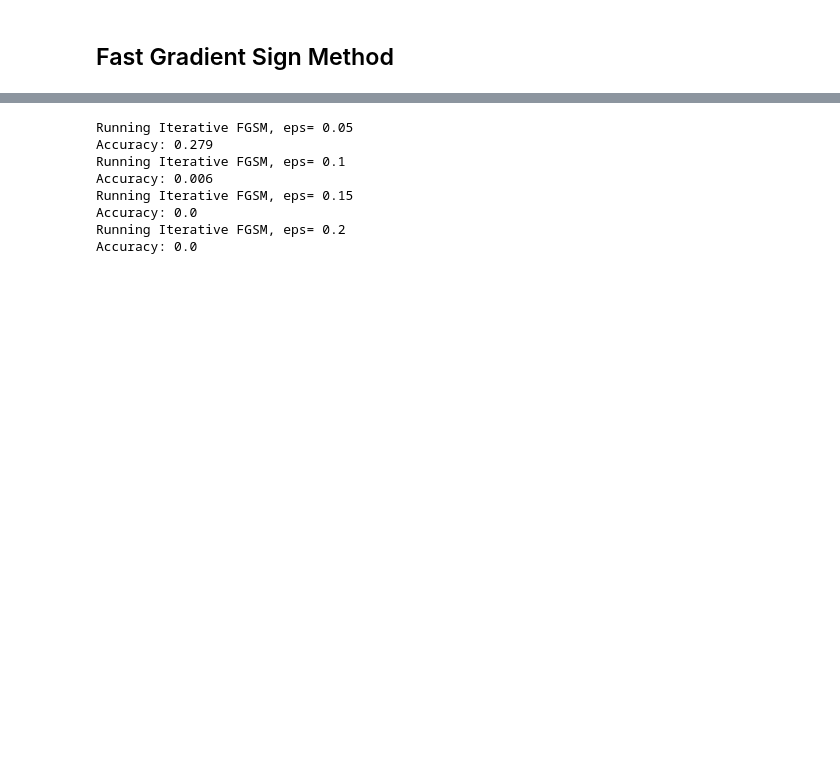
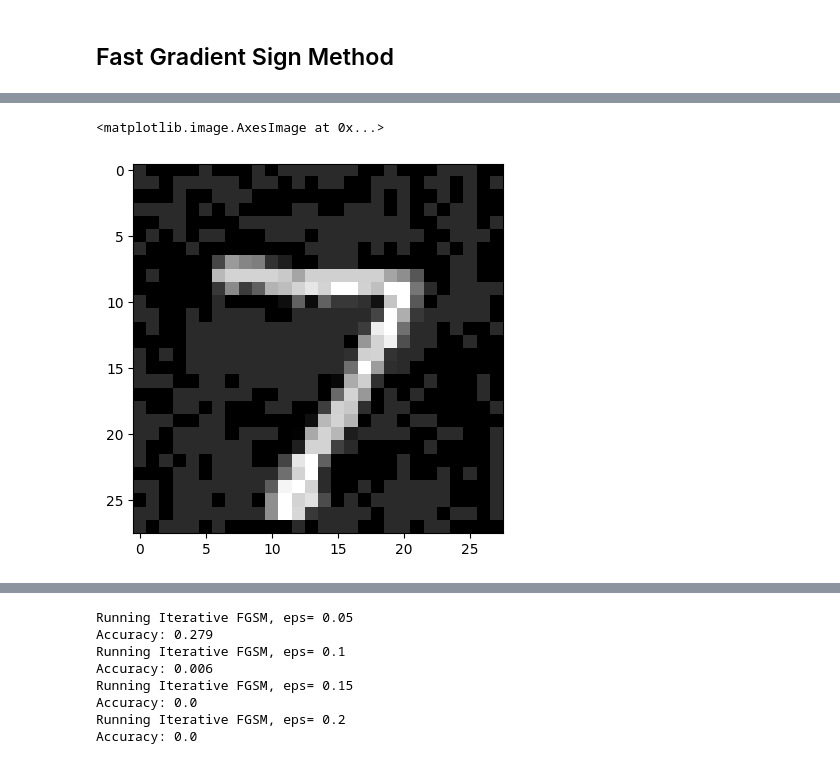
Before and after one commit to abaksy/CSE251A, a Jupyter notebook: project3/PA3.ipynb, the cells around one changed output, grey strips where cells are left out. Drawn from its saved outputs; the diff is of its cells as text; code cells hidden in the pictures; blank space fills up the shorter version.

Commit message:
Add plots of examples and performance

```diff
--- a/project3/PA3.ipynb
+++ b/project3/PA3.ipynb
@@ -221,3 +225,11 @@ Running FGSM, eps= 0.2
+# %%
+## Example of an adversarial image
+
+x_dash = clf.attack(X_test[0], Y_test[0])
+plt.imshow(x_dash.reshape(28, 28), cmap='gray')
+# %% [output]
+<matplotlib.image.AxesImage at 0x...>
+[figure, added]
 # %%
 class IFGSM(MultiLayerPerceptron):
     '''
```
Also changed, not shown: parts of 6 cells of this notebook.
